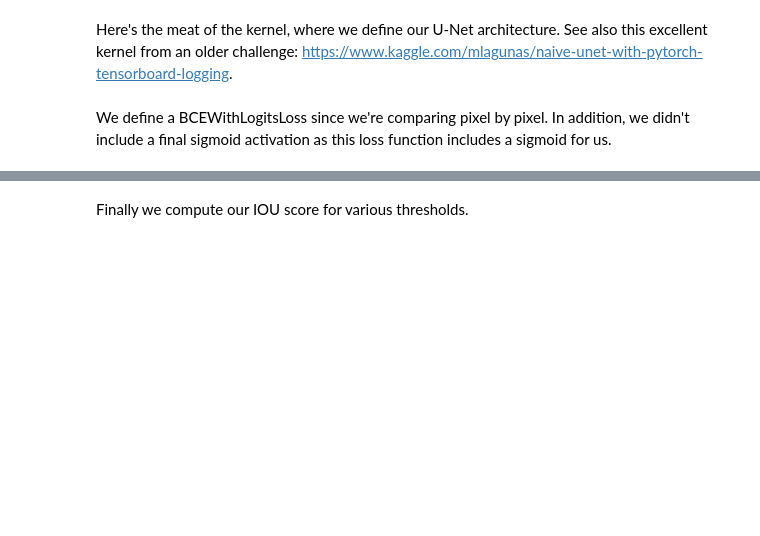
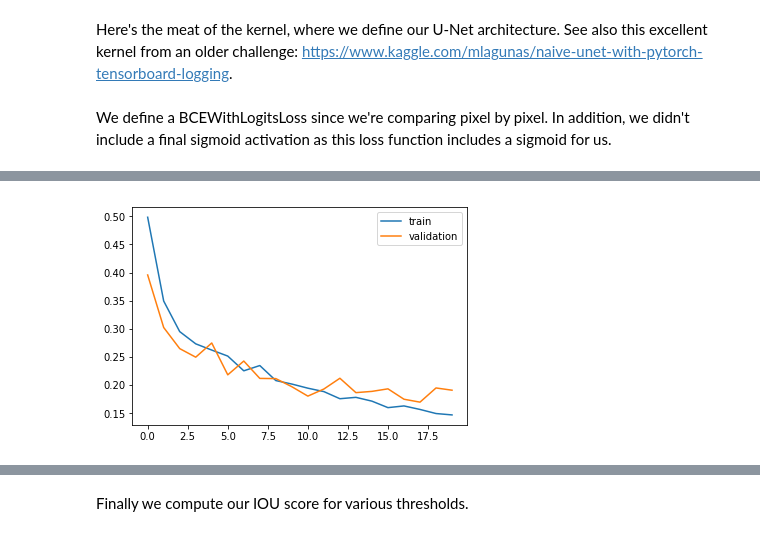
Before and after one commit to eistre91/thinkful-projects, a Jupyter notebook: TGS Salt Identification - Final Capstone.ipynb, the cells around one changed output, grey strips where cells are left out. Drawn from its saved outputs; the diff is of its cells as text; code cells hidden in the pictures; blank space fills up the shorter version.

```diff
--- a/TGS Salt Identification - Final Capstone.ipynb
+++ b/TGS Salt Identification - Final Capstone.ipynb
@@ -482,0 +516,2 @@ We note that around 11-13 epochs is when we start to worry about overfitting to
+# %%
+oc_model, oc_t_loss, oc_val_loss = train_model(oc_train_l, oc_val_l)
@@ -491,0 +596,4 @@ plt.legend()
+# %%
+plot_loss(oc_t_loss, oc_val_loss)
+# %% [output]
+[figure, added]
```
Also changed, not shown: parts of 20 cells of this notebook.
